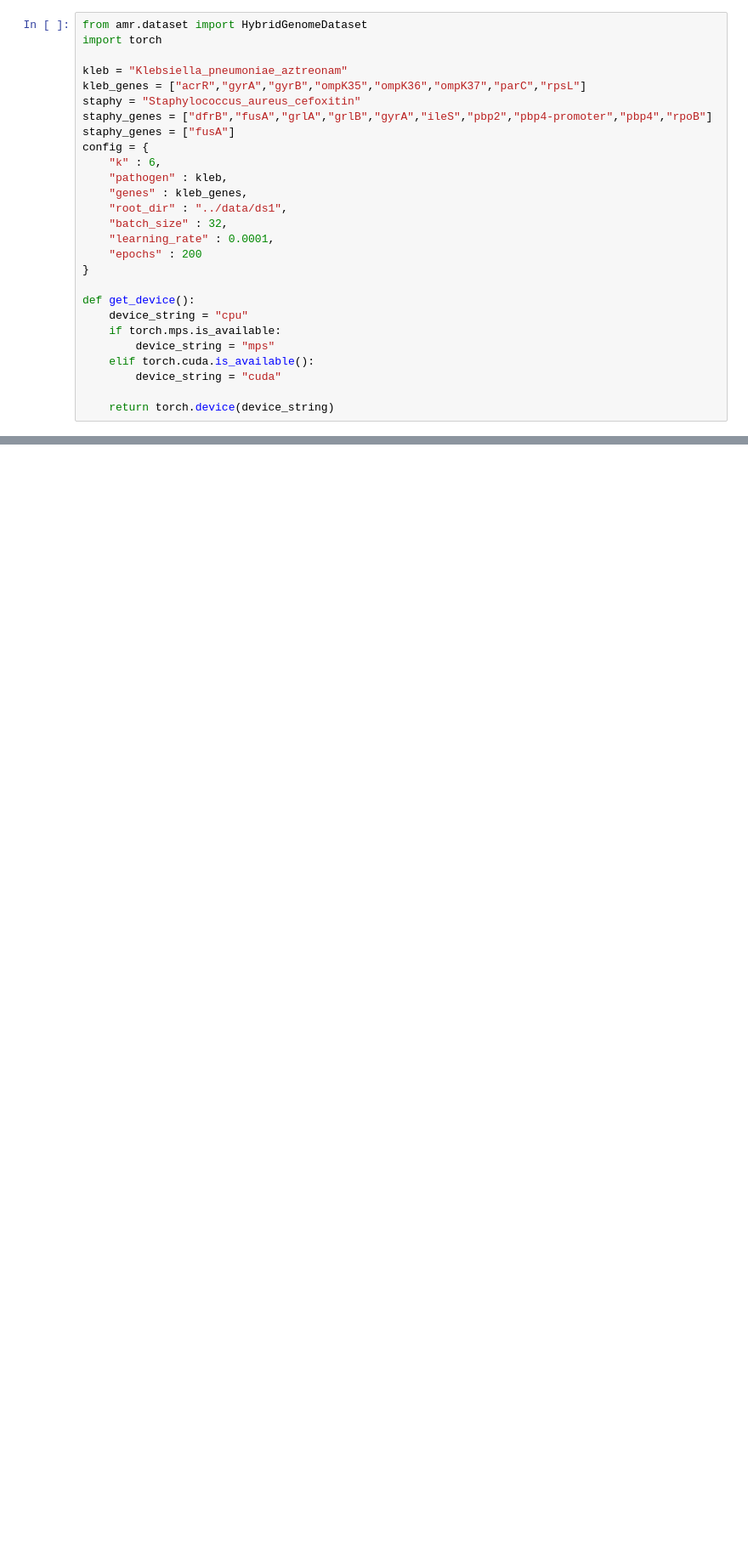
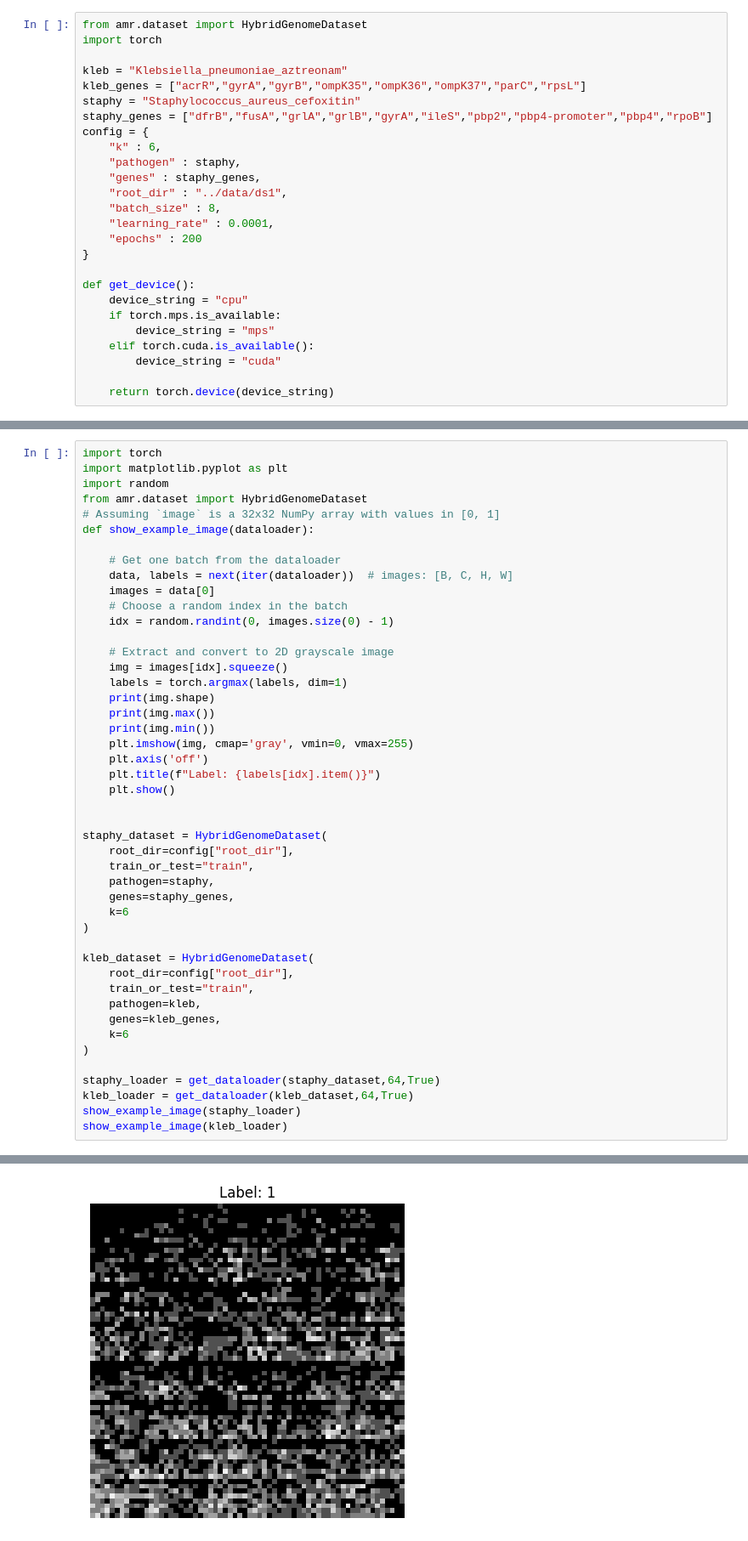
Before and after one commit to JonasBeking/seminar-dlmb-2025-summer-public, a Jupyter notebook: src/run_training.ipynb, the cells around one changed output, grey strips where cells are left out. Shown at 85% size. Cells and saved outputs as stored; diff of their text form; blank space fills up the shorter version.

```diff
--- a/src/run_training.ipynb
+++ b/src/run_training.ipynb
@@ -27,13 +27,12 @@ kleb = "Klebsiella_pneumoniae_aztreonam"
 kleb_genes = ["acrR","gyrA","gyrB","ompK35","ompK36","ompK37","parC","rpsL"]
 staphy = "Staphylococcus_aureus_cefoxitin"
 staphy_genes = ["dfrB","fusA","grlA","grlB","gyrA","ileS","pbp2","pbp4-promoter","pbp4","rpoB"]
-staphy_genes = ["fusA"]
 config = {
     "k" : 6,
-    "pathogen" : kleb,
-    "genes" : kleb_genes,
+    "pathogen" : staphy,
+    "genes" : staphy_genes,
     "root_dir" : "../data/ds1",
-    "batch_size" : 32,
+    "batch_size" : 8,
     "learning_rate" : 0.0001,
     "epochs" : 200
 }
@@ -177,0 +213,47 @@ def test(model,device,criterion,optimizer):
+# %%
+import torch
+import matplotlib.pyplot as plt
+import random
+from amr.dataset import HybridGenomeDataset
+# Assuming `image` is a 32x32 NumPy array with values in [0, 1]
+def show_example_image(dataloader):
+
+    # Get one batch from the dataloader
+    data, labels = next(iter(dataloader))  # images: [B, C, H, W]
+    images = data[0]
+    # Choose a random index in the batch
+    idx = random.randint(0, images.size(0) - 1)
+
+    # Extract and convert to 2D grayscale image
+    img = images[idx].squeeze()
+    labels = torch.argmax(labels, dim=1)
+    print(img.shape)
+    print(img.max())
+    print(img.min())
+    plt.imshow(img, cmap='gray', vmin=0, vmax=255)
+    plt.axis('off')
+    plt.title(f"Label: {labels[idx].item()}")
+    plt.show()
+
+
+staphy_dataset = HybridGenomeDataset(
+    root_dir=config["root_dir"],
+    train_or_test="train",
+    pathogen=staphy,
+    genes=staphy_genes,
+    k=6
+)
+
+kleb_dataset = HybridGenomeDataset(
+    root_dir=config["root_dir"],
+    train_or_test="train",
+    pathogen=kleb,
+    genes=kleb_genes,
+    k=6
+)
+
+staphy_loader = get_dataloader(staphy_dataset,64,True)
+kleb_loader = get_dataloader(kleb_dataset,64,True)
+show_example_image(staphy_loader)
+show_example_image(kleb_loader)
+# %% [output]
@@ -177,0 +263 @@ def test(model,device,criterion,optimizer):
+[figure, added]
```
Also changed, not shown: parts of 7 cells of this notebook, 14 other files.
